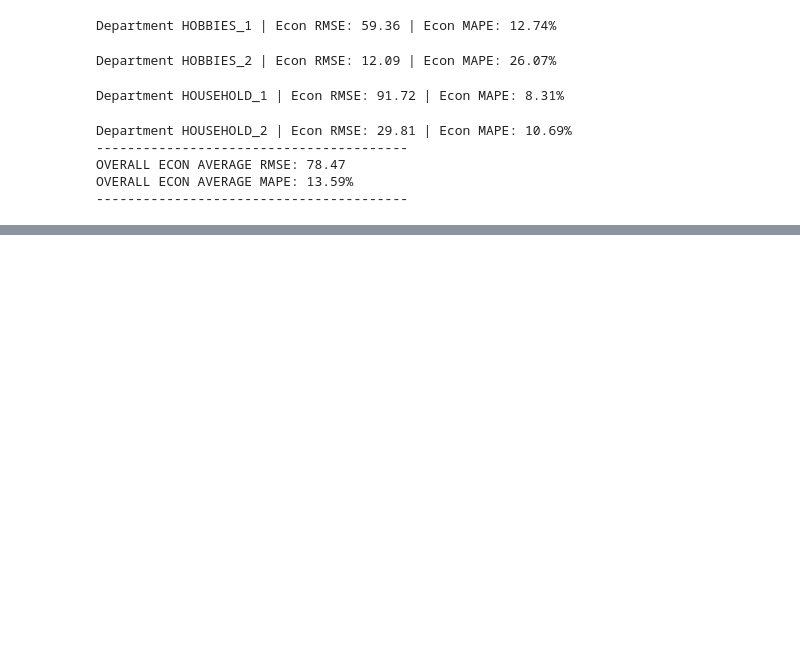
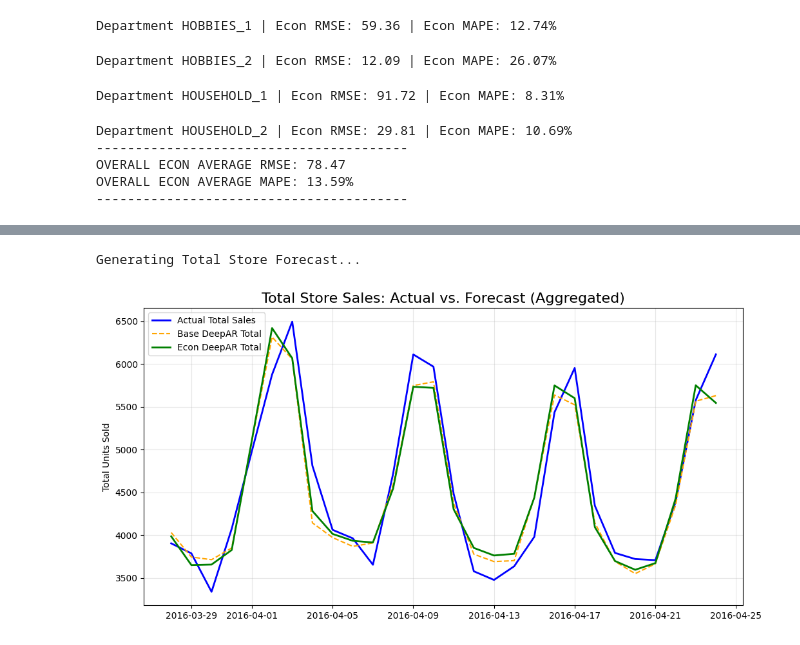
Before and after one commit to connie4-beep/Walmart-Sales-Forecasting-DeepAR, a Jupyter notebook: walmart_forcasting_model.ipynb, the cells around one changed output, grey strips where cells are left out. Cells and saved outputs as stored; diff of their text form; code cells hidden in the pictures; blank space fills up the shorter version.

```diff
--- a/walmart_forcasting_model.ipynb
+++ b/walmart_forcasting_model.ipynb
@@ -815,0 +898,47 @@ Generating plot for FOODS_1...
+# %%
+import matplotlib.pyplot as plt
+import numpy as np
+
+print("Generating Total Store Forecast...")
+
+# 1. Aggregate Actuals and Predictions across all departments
+total_actuals = 0
+total_forecast_base = 0
+total_forecast_econ = 0
+
+for dept in trained_predictors.keys():
+    # Base Predictions
+    fcst_it_base, ts_it_base = make_evaluation_predictions(dataset=test_datasets[dept], predictor=trained_predictors[dept], num_samples=100)
+    ts = list(ts_it_base)[0]
+    fcst_base = list(fcst_it_base)[0]
+
+    # Econ Predictions
+    fcst_it_econ, ts_it_econ = make_evaluation_predictions(dataset=test_econ_datasets[dept], predictor=trained_econ_predictors[dept], num_samples=100)
+    fcst_econ = list(fcst_it_econ)[0]
+
+    # Add to totals
+    if type(total_actuals) == int:
+        total_actuals = ts.iloc[-28:, 0].values
+        total_forecast_base = fcst_base.quantile(0.5)
+        total_forecast_econ = fcst_econ.quantile(0.5)
+    else:
+        total_actuals += ts.iloc[-28:, 0].values
+        total_forecast_base += fcst_base.quantile(0.5)
+        total_forecast_econ += fcst_econ.quantile(0.5)
+
+# 2. Plot the Total Store Sales
+dates = fcst_base.index.to_timestamp()
+
+plt.figure(figsize=(12, 6))
+plt.plot(dates, total_actuals, color='blue', label="Actual Total Sales", linewidth=2)
+plt.plot(dates, total_forecast_base, color='orange', label="Base DeepAR Total", linestyle='--')
+plt.plot(dates, total_forecast_econ, color='green', label="Econ DeepAR Total", linewidth=2)
+
+plt.title("Total Store Sales: Actual vs. Forecast (Aggregated)", fontsize=16)
+plt.ylabel("Total Units Sold")
+plt.legend()
+plt.grid(alpha=0.3)
+plt.show()
+# %% [output]
+Generating Total Store Forecast...
+[figure, added]
```
Also changed, not shown: parts of 12 cells of this notebook, 9 other files.
